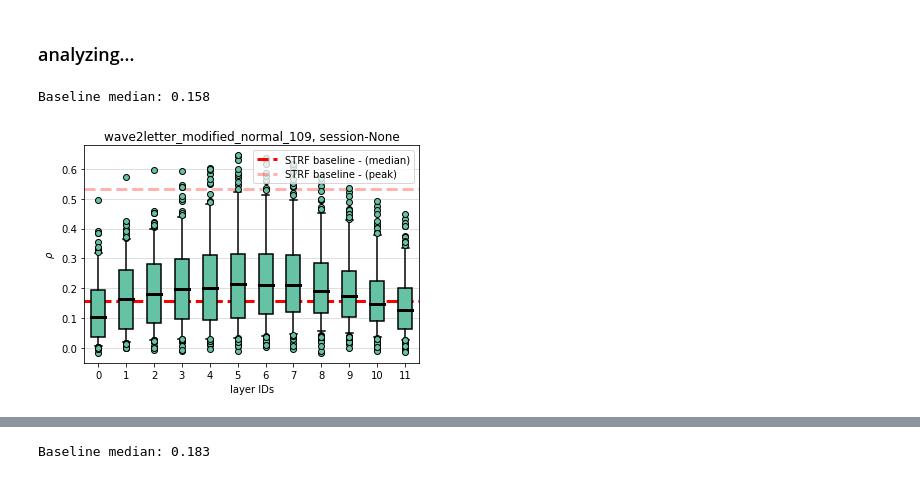
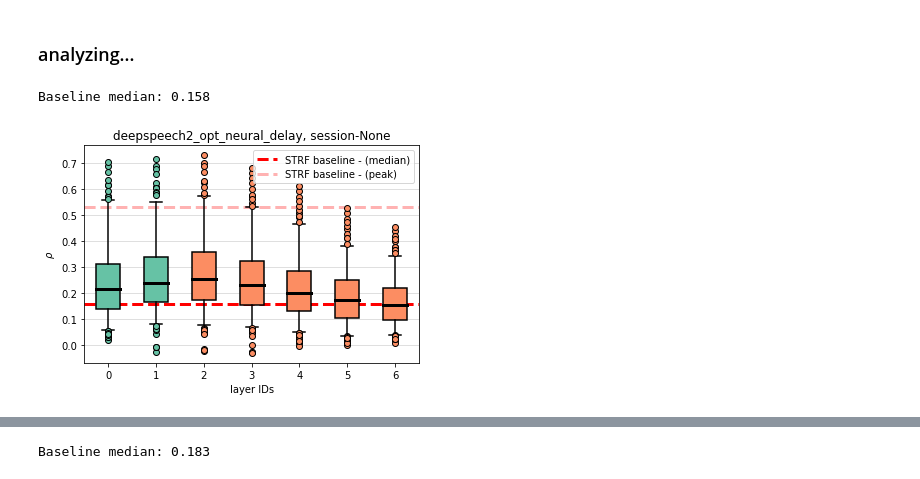
Before and after one commit to bilalhsp/Auditory_Cortex, a Jupyter notebook: notebooks/correlations_analysis.ipynb, the cells around one changed output, grey strips where cells are left out. Saved outputs shown, nothing was run; the diff lists cells and outputs as text; code cells hidden in the pictures.

```diff
--- a/notebooks/correlations_analysis.ipynb
+++ b/notebooks/correlations_analysis.ipynb
@@ -112,24 +353,30 @@ Normalizer updated and written back to file:
 # %% [markdown]
 ### analyzing...
 # %%
-model_name = 'wave2letter_modified'
+# model_name = 'ensemble'
+# model_name = 'wave2letter_modified'
 # model_name = 'speech2text'
 # model_name = 'wave2vec2'
-# model_name = 'wave2vec'
+model_name = 'deepspeech2'
 # id = 'opt_neural_delay_1_third'
-# id = 'opt_neural_delay'
+id = 'opt_neural_delay'
 # id = 'robust1'
-id = 'normal_109'
+# id = 'normal_109'
+# id = ''
 filler = ''
 if id != '':
     filler = '_'
+session = 200206
 model_identifier = model_name + filler + id
 corr_obj = analysis.Correlations(model_identifier)
-ax = corr_obj.box_plot_correlations(threshold=0.068)
+ax = corr_obj.box_plot_correlations(threshold=0.068,
+                                    # normalized=True
+                                    # sessions=[session]
+                                    )
 # len(corr_obj.get_all_sessions())
 # %% [output]
 Baseline median: 0.158
-[figure, old version]
+[figure, new version]
 # %%
 data_layers = ax[1]
 for k, v in data_layers.items():
```
Also changed, not shown: parts of 35 cells of this notebook, 30 other files.
